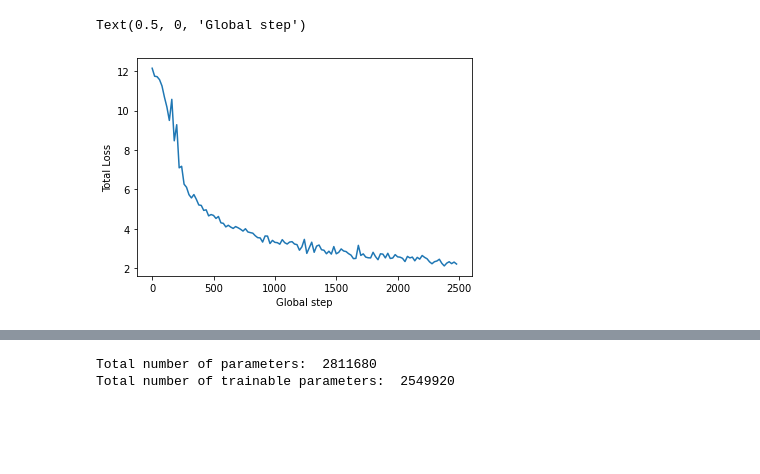
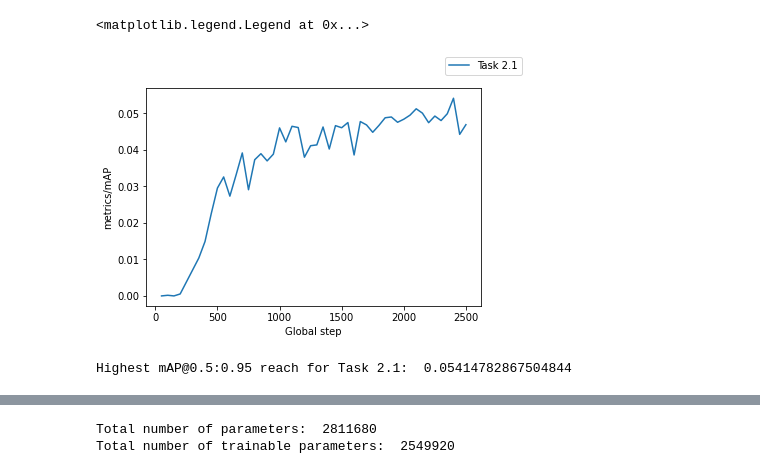
Before and after one commit to trolommonm/TDT4265_StarterCode, a Jupyter notebook: assignment4/SSD/notebooks/task21_plots.ipynb, the cells around one changed output, grey strips where cells are left out. Drawn from its saved outputs; the diff is of its cells as text; code cells hidden in the pictures; blank space fills up the shorter version.

```diff
--- a/assignment4/SSD/notebooks/task21_plots.ipynb
+++ b/assignment4/SSD/notebooks/task21_plots.ipynb
@@ -9,6 +10,6 @@ from ssd.utils import load_config
 # %%
 cfg = load_config("../configs/task21_config.py")
-logs = tops.logger.read_logs(pathlib.Path("/work/snotra/adtan/ssd_outputs/task21_config/"))
+task21_logs = tops.logger.read_logs(pathlib.Path("/work/snotra/adtan/ssd_outputs/task21_config/"))
 # %% [output]
 NOTE! Installing ujson may make loading annotations faster.
 It looks like you are currently working on the server, with a 'working directory' in: /work/snotra/adtan
@@ -53,9 +23,11 @@ Text(0.5, 0, 'Global step')
-# %%
-# plot total loss
-total_losses = [entry["loss/total_loss"] for entry in loss_entries]
-plt.plot(global_steps, total_losses)
-plt.ylabel("Total Loss")
-plt.xlabel("Global step")
-# %% [output]
-Text(0.5, 0, 'Global step')
-[figure, removed]
+# %%
+# plot mAP@0.5:0.95
+fig, ax = plot([task21_logs], ["Task 2.1"], "metrics/mAP")
+fig.legend()
+# %% [output]
+<matplotlib.legend.Legend at 0x...>
+[figure, added]
+# %%
+print("Highest mAP@0.5:0.95 reach for Task 2.1: ", max([entry["metrics/mAP"] for entry in task21_logs if "metrics/mAP" in entry]))
+# %% [output]
+Highest mAP@0.5:0.95 reach for Task 2.1:  0.05414782867504844
```
Also changed, not shown: parts of 10 cells of this notebook, 6 other files.
